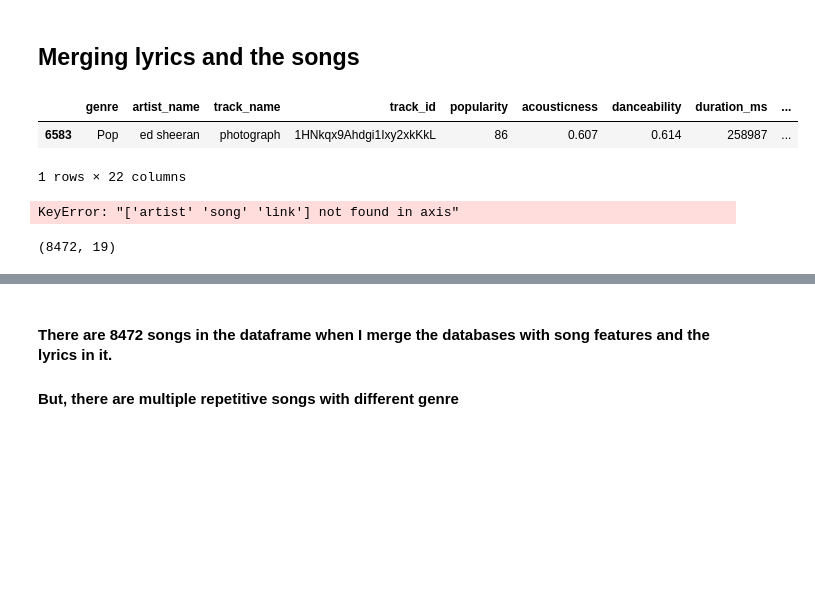
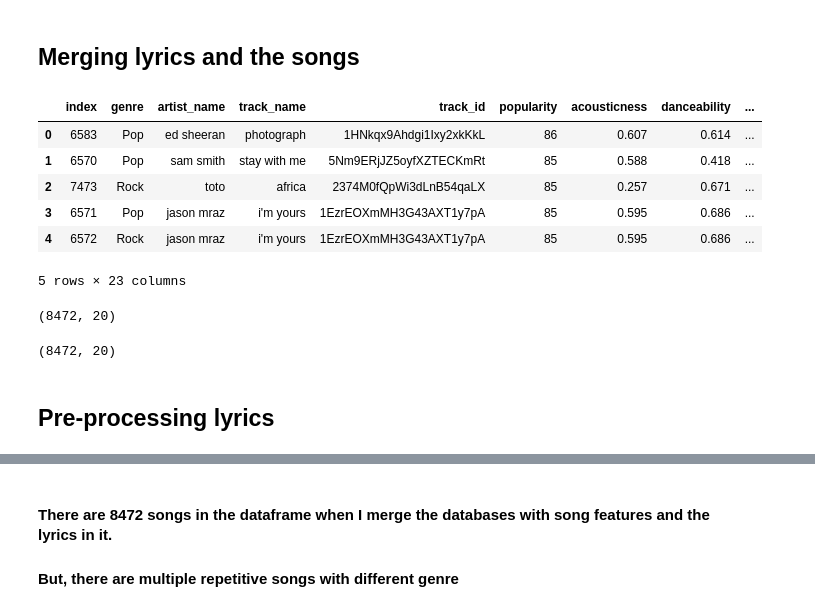
Before and after one commit to CCMM241/Machine_Learning_A3, a Jupyter notebook: ML-Project.ipynb, the cells around one changed output, grey strips where cells are left out. Cells and saved outputs as stored; diff of their text form; code cells hidden in the pictures; blank space fills up the shorter version.

```diff
--- a/ML-Project.ipynb
+++ b/ML-Project.ipynb
@@ -33,17 +36,25 @@ lyrics['artist']=lyrics['artist'].str.strip()
 song_lyrics = Spotify.merge(lyrics, left_on=['track_name', 'artist_name'], right_on=['song', 'artist'])
 # %%
 song_lyrics =song_lyrics.sort_values(by=['popularity'],ascending=False)
-song_lyrics.head(1)
+
+song_lyrics = song_lyrics.reset_index()
+song_lyrics.head()
 # %% [output]
-|  | genre | artist_name | track_name | track_id | popularity | acousticness | danceability | duration_ms | ... |
-| 6583 | Pop | ed sheeran | photograph | 1HNkqx9Ahdgi1Ixy2xkKkL | 86 | 0.607 | 0.614 | 258987 | ... |
+|  | index | genre | artist_name | track_name | track_id | popularity | acousticness | danceability | ... |
+| 0 | 6583 | Pop | ed sheeran | photograph | 1HNkqx9Ahdgi1Ixy2xkKkL | 86 | 0.607 | 0.614 | ... |
+| 1 | 6570 | Pop | sam smith | stay with me | 5Nm9ERjJZ5oyfXZTECKmRt | 85 | 0.588 | 0.418 | ... |
+| 2 | 7473 | Rock | toto | africa | 2374M0fQpWi3dLnB54qaLX | 85 | 0.257 | 0.671 | ... |
+| 3 | 6571 | Pop | jason mraz | i'm yours | 1EzrEOXmMH3G43AXT1y7pA | 85 | 0.595 | 0.686 | ... |
+| 4 | 6572 | Rock | jason mraz | i'm yours | 1EzrEOXmMH3G43AXT1y7pA | 85 | 0.595 | 0.686 | ... |
-1 rows × 22 columns
+5 rows × 23 columns
 # %%
 song_lyrics=song_lyrics.drop(['artist', 'song', 'link'], axis=1)
 song_lyrics.shape
 # %% [output]
-KeyError: "['artist' 'song' 'link'] not found in axis"
+(8472, 20)
 # %%
 song_lyrics.shape
 # %% [output]
-(8472, 19)
+(8472, 20)
+# %% [markdown]
+## Pre-processing lyrics
```
Also changed, not shown: parts of 7 cells of this notebook, 1 other file.
